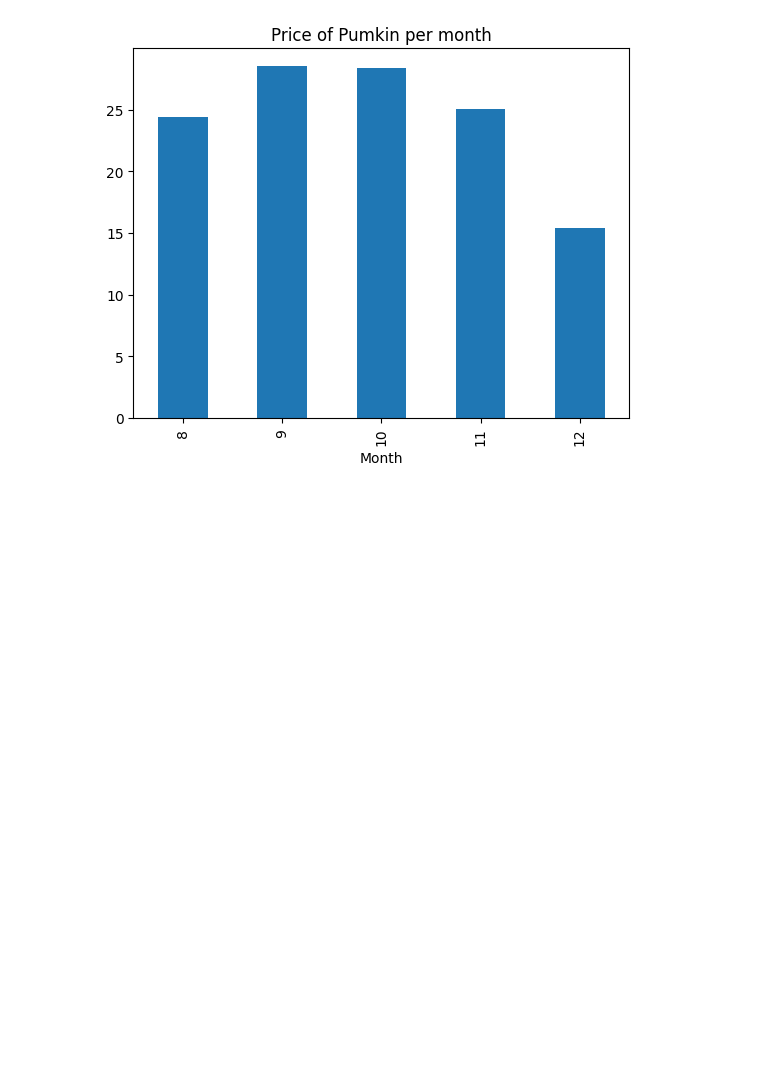
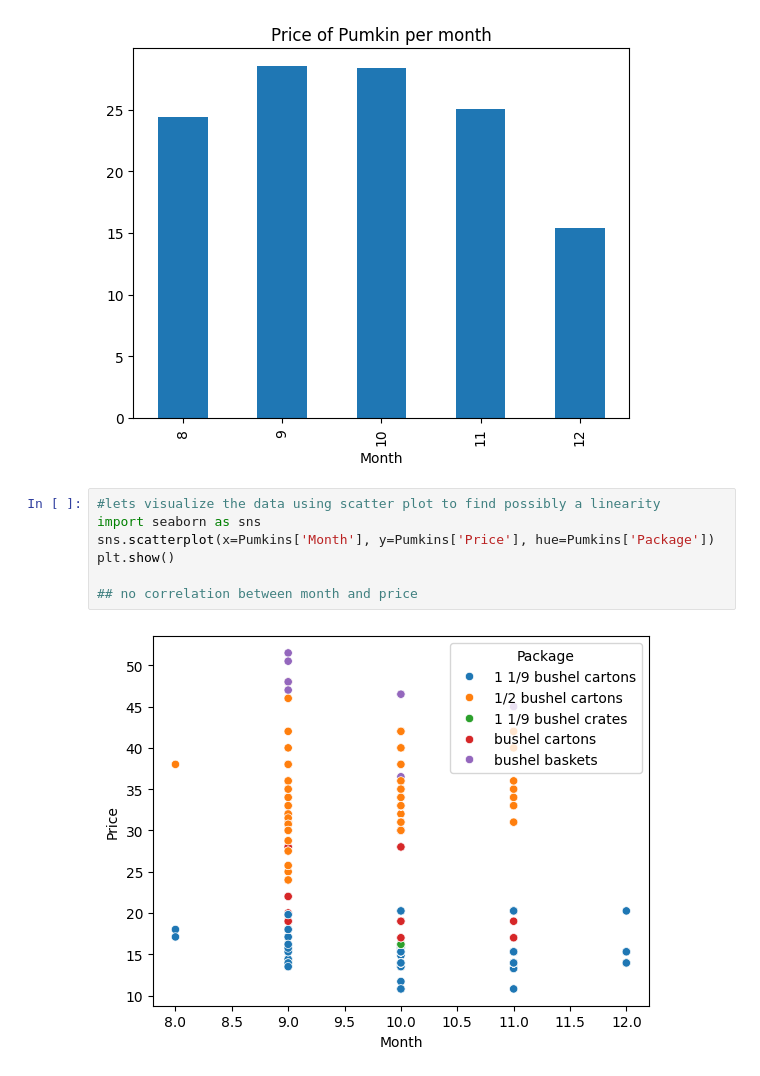
Before and after one commit to aminaminumar/ADS_Machine_Learning_ASSIGNMENTS, a Jupyter notebook: week3_assignment/managing_data.ipynb, the cells around one changed output. Saved outputs shown, nothing was run; the diff lists cells and outputs as text; blank space fills up the shorter version.

```diff
--- a/week3_assignment/managing_data.ipynb
+++ b/week3_assignment/managing_data.ipynb
@@ -110,3 +110,12 @@ plt.title('Price of Pumkin per month')
 # %% [output]
 Text(0.5, 1.0, 'Price of Pumkin per month')
 [figure]
+# %%
+#lets visualize the data using scatter plot to find possibly a linearity
+import seaborn as sns
+sns.scatterplot(x=Pumkins['Month'], y=Pumkins['Price'], hue=Pumkins['Package'])
+plt.show()
+
+## no correlation between month and price
+# %% [output]
+[figure, added]
```
Also changed, not shown: 8 other files.
